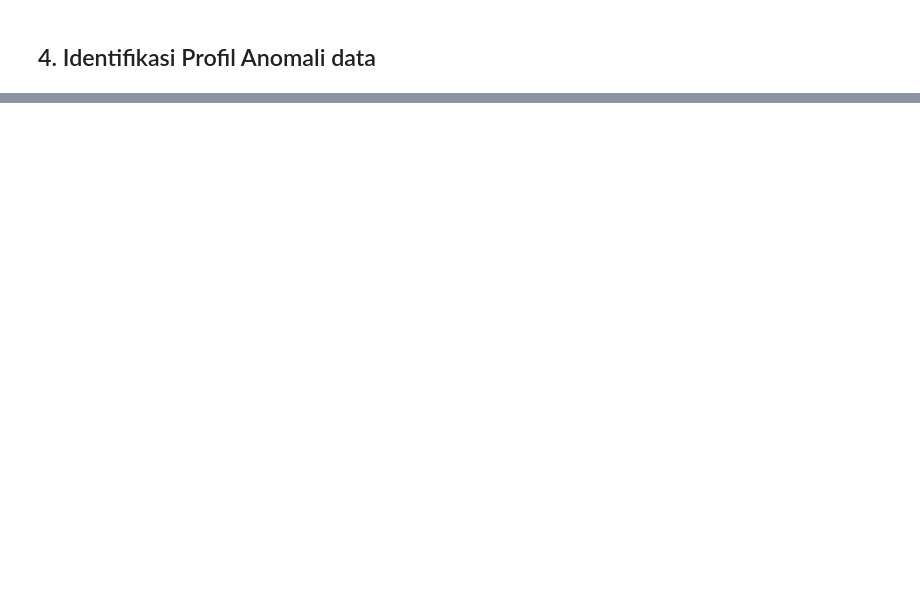
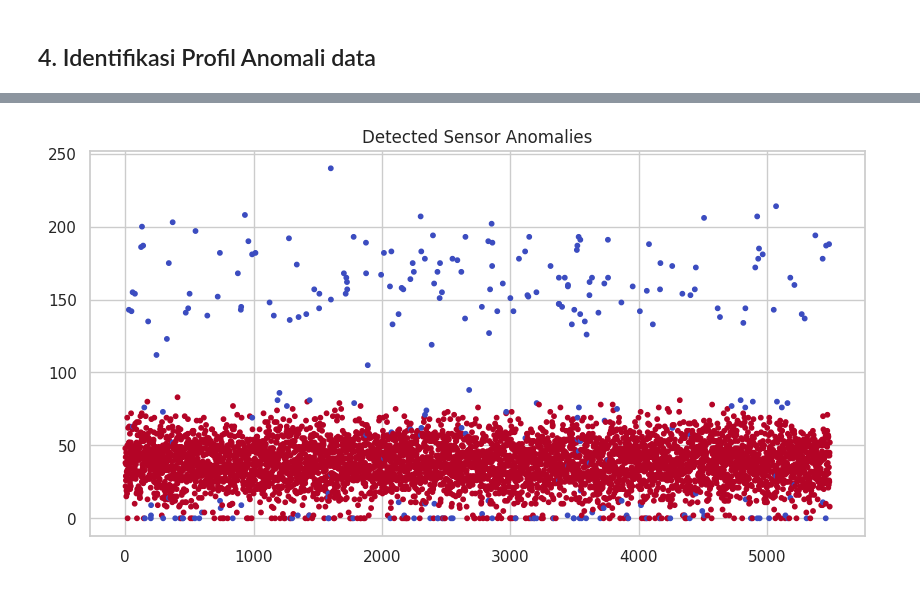
Before and after one commit to ainaa0099/smart-air-quality-monitoring, a Jupyter notebook: ml-service/EDA_PPLBS.ipynb, the cells around one changed output, grey strips where cells are left out. Cells and saved outputs as stored; diff of their text form; code cells hidden in the pictures; blank space fills up the shorter version.

```diff
--- a/ml-service/EDA_PPLBS.ipynb
+++ b/ml-service/EDA_PPLBS.ipynb
@@ -157,0 +382,24 @@ Total Anomali yang Dimasukkan: 287 data dari 5500 total baris
+# %%
+from sklearn.ensemble import IsolationForest
+
+features = [
+    'sensor_value',
+    'hour',
+    'rolling_mean_1h',
+    'z_score'
+]
+
+X = df[features]
+
+iso = IsolationForest(
+    contamination=0.05,
+    random_state=42
+)
+
+iso.fit(X)
+
+pred = iso.predict(X)
+
+df['prediction'] = pred
+
+df['prediction'].value_counts()
@@ -157,0 +412,16 @@ Total Anomali yang Dimasukkan: 287 data dari 5500 total baris
+# %%
+plt.figure(figsize=(10,5))
+
+plt.scatter(
+    df.index,
+    df.sensor_value,
+    c=df.prediction,
+    cmap='coolwarm',
+    s=10
+)
+
+plt.title("Detected Sensor Anomalies")
+
+plt.show()
+# %% [output]
+[figure, added]
```
Also changed, not shown: parts of 21 cells of this notebook.
